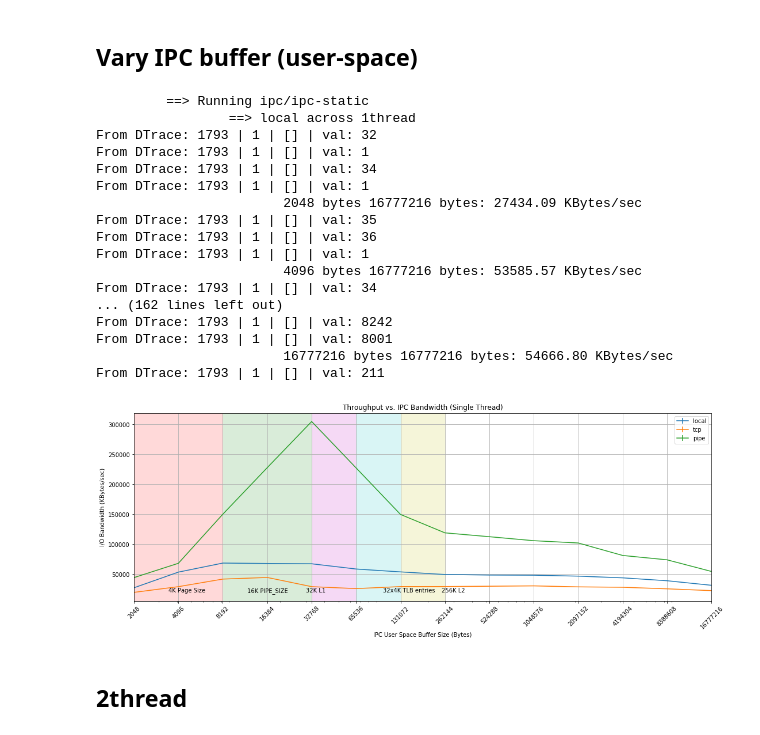
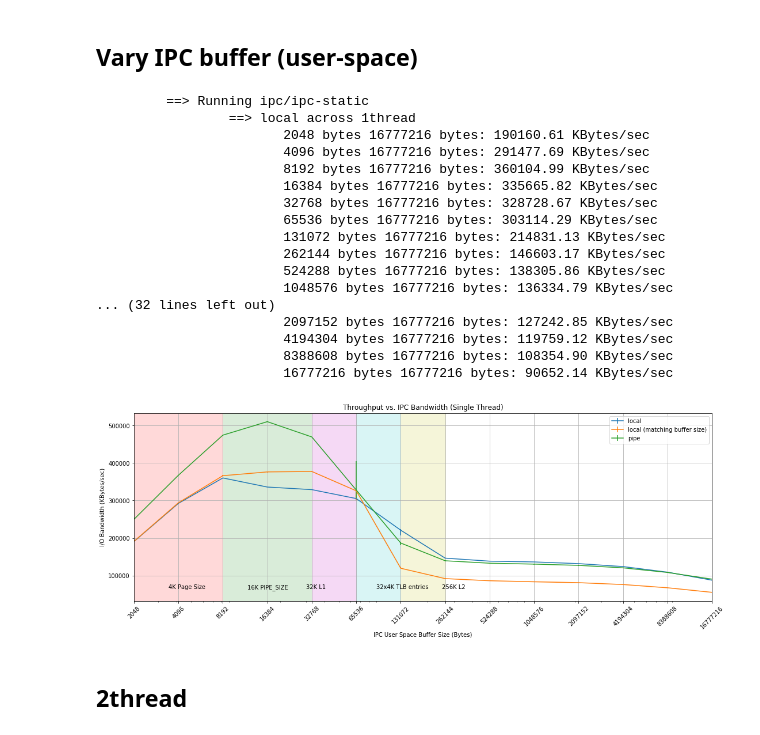
Before and after one commit to Michael137/os, a Jupyter notebook: l41-labs/lab2/lab2.ipynb, the cells around one changed output. Saved outputs shown, nothing was run; the diff lists cells and outputs as text; code cells hidden in the pictures.

```diff
--- a/l41-labs/lab2/lab2.ipynb
+++ b/l41-labs/lab2/lab2.ipynb
@@ -354,17 +354,6 @@ def graph(xs, ys, num_trials = 0, save = False, save_name = "plot", texty = 100,
     else:
         fig = plt.figure(figsize=(18,6))
         ax = df.median(1).plot(yerr=error_bars_values, title=title, label = label)
-        if highlight_cache:
-            ax.axvspan(0, 8192, alpha=0.15, color='r')
-            ax.axvspan(8193, 32768, alpha=0.15, color='g')
-            ax.axvspan(32769, 65536, alpha=0.15, color='m')
-            ax.axvspan(65537, 131072, alpha=0.15, color='c')
-            ax.axvspan(131073, 262144, alpha=0.15, color='y')
-            ax.text(3500, texty, "4K Page Size")
-            ax.text(12000, texty, "16K PIPE_SIZE")
-            ax.text(30000, texty, "32K L1")
-            ax.text(100000, texty, "32x4K TLB entries")
-            ax.text(250000, texty, "256K L2")
 
     if xlabel:
         ax.set_xlabel(xlabel)
@@ -446,6 +435,18 @@ def benchmark(flags, repeat, exe, mode, ipc, buf_sizes, tot_sizes, dtrace_info =
             outputs.append(res)
     return outputs
 
+def highlight(axis, texty = 100):
+    axis.axvspan(0, 8192, alpha=0.15, color='r')
+    axis.axvspan(8193, 32768, alpha=0.15, color='g')
+    axis.axvspan(32769, 65536, alpha=0.15, color='m')
+    axis.axvspan(65537, 131072, alpha=0.15, color='c')
+    axis.axvspan(131073, 262144, alpha=0.15, color='y')
+    axis.text(3500, texty, "4K Page Size")
+    axis.text(12000, texty, "16K PIPE_SIZE")
+    axis.text(30000, texty, "32K L1")
+    axis.text(90000, texty, "32x4K TLB entries")
+    axis.text(250000, texty, "256K L2")
+
 print("Set up completed")
 # %% [output]
 Set up completed
@@ -456,43 +457,51 @@ Set up completed
 # %%
 BUF_START = 512
 #BUFFER_SIZES = [BUF_START * 2 ** exp for exp in range(8, 16)] # Start from 128KB
 BUFFER_SIZES = [BUF_START * 2 ** exp for exp in range(2, 16)]
 TOT_SIZES = [BUFFER_SIZES[-1]] # Keep constant at default 16MB (last value of BUFFER_SIZES)
-RUNS = 1
+RUNS = 12
 EXE="ipc/ipc-static"
 FLAGS=""
 
 MODE = "1thread"
 IPC= "local"
 local = benchmark(FLAGS, RUNS, EXE, MODE, IPC, BUFFER_SIZES, TOT_SIZES)
 p = graph(BUFFER_SIZES, flatten([item['speeds'] for item in local]), RUNS,
           xlabel='IPC User Space Buffer Size (Bytes)', ylabel='I/O Bandwidth (KBytes/sec)',
-          label=IPC, title = "Throughput vs. IPC Bandwidth (Single Thread)", texty = 20000)
+          label=IPC, title = "Throughput vs. IPC Buffer Size (Single Thread)")
 
+FLAGS="-s"
+local = benchmark(FLAGS, RUNS, EXE, MODE, IPC, BUFFER_SIZES, TOT_SIZES)
+p = graph(BUFFER_SIZES, flatten([item['speeds'] for item in local]), RUNS,
+          label=IPC + " (matching buffer size)", axis = p)
+
+FLAGS=""
 IPC= "pipe"
 pipe = benchmark(FLAGS, RUNS, EXE, MODE, IPC, BUFFER_SIZES, TOT_SIZES)
 saveas = genfilename(EXE, MODE, "all", RUNS, FLAGS, suffix = "vary_buffer")
 p = graph(BUFFER_SIZES, flatten([item['speeds'] for item in pipe]), RUNS, axis = p,
             label=IPC, save = True, save_name = saveas)
+
+highlight(p, texty = 65000)
 # %% [output]
          ==> Running ipc/ipc-static
                  ==> local across 1thread
-From DTrace: 1793 | 1 | [] | val: 32
-From DTrace: 1793 | 1 | [] | val: 1
-From DTrace: 1793 | 1 | [] | val: 34
-From DTrace: 1793 | 1 | [] | val: 1
-                        2048 bytes 16777216 bytes: 27434.09 KBytes/sec
-From DTrace: 1793 | 1 | [] | val: 35
-From DTrace: 1793 | 1 | [] | val: 36
-From DTrace: 1793 | 1 | [] | val: 1
-                        4096 bytes 16777216 bytes: 53585.57 KBytes/sec
-From DTrace: 1793 | 1 | [] | val: 34
-... (162 lines left out)
-From DTrace: 1793 | 1 | [] | val: 8242
-From DTrace: 1793 | 1 | [] | val: 8001
-                        16777216 bytes 16777216 bytes: 54666.80 KBytes/sec
-From DTrace: 1793 | 1 | [] | val: 211
+                        2048 bytes 16777216 bytes: 190160.61 KBytes/sec
+                        4096 bytes 16777216 bytes: 291477.69 KBytes/sec
+                        8192 bytes 16777216 bytes: 360104.99 KBytes/sec
+                        16384 bytes 16777216 bytes: 335665.82 KBytes/sec
+                        32768 bytes 16777216 bytes: 328728.67 KBytes/sec
+                        65536 bytes 16777216 bytes: 303114.29 KBytes/sec
+                        131072 bytes 16777216 bytes: 214831.13 KBytes/sec
+                        262144 bytes 16777216 bytes: 146603.17 KBytes/sec
+                        524288 bytes 16777216 bytes: 138305.86 KBytes/sec
+                        1048576 bytes 16777216 bytes: 136334.79 KBytes/sec
+... (32 lines left out)
+                        2097152 bytes 16777216 bytes: 127242.85 KBytes/sec
+                        4194304 bytes 16777216 bytes: 119759.12 KBytes/sec
+                        8388608 bytes 16777216 bytes: 108354.90 KBytes/sec
+                        16777216 bytes 16777216 bytes: 90652.14 KBytes/sec
-[figure, old version]
+[figure, new version]
 # %% [markdown]
 ## 2thread
 # %%
```
Also changed, not shown: parts of 42 cells of this notebook.
